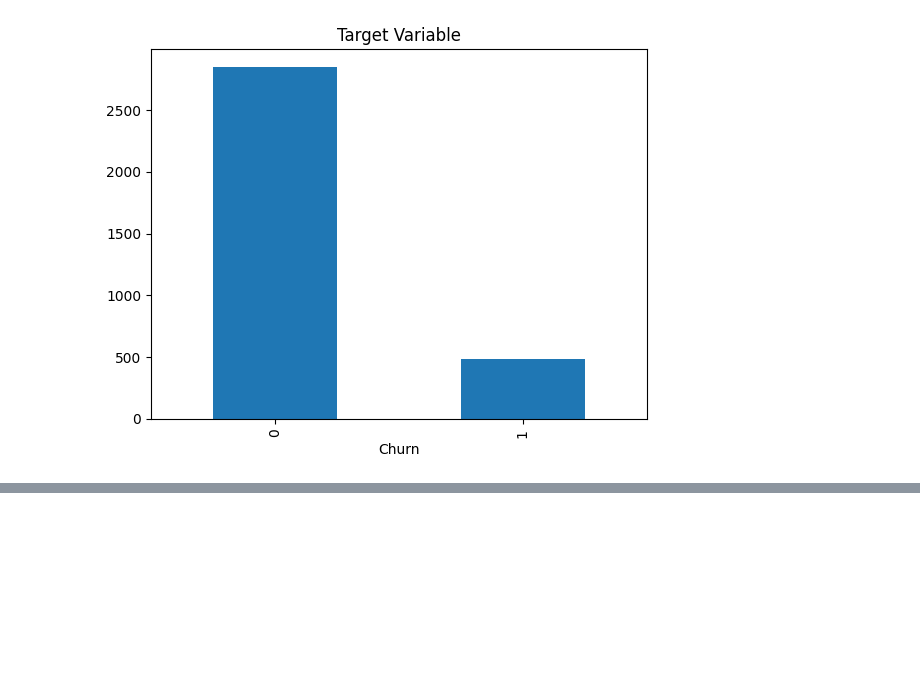
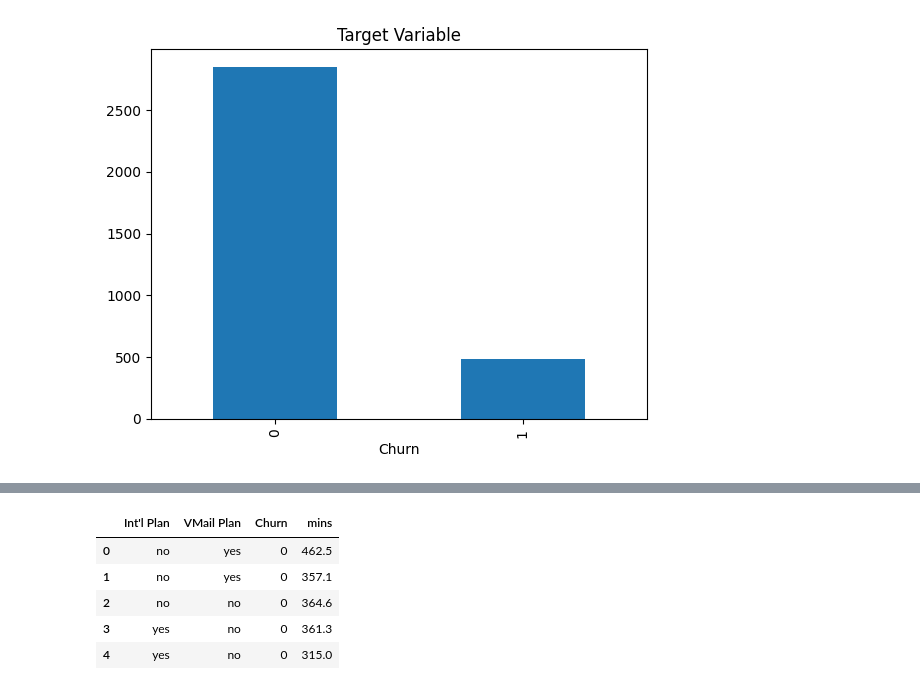
Before and after one commit to ryslipe/svm_classifier, a Jupyter notebook: notebook/svm_notebook.ipynb, the cells around one changed output, grey strips where cells are left out. Cells and saved outputs as stored; diff of their text form; code cells hidden in the pictures; blank space fills up the shorter version.

```diff
--- a/notebook/svm_notebook.ipynb
+++ b/notebook/svm_notebook.ipynb
@@ -99,0 +136,9 @@ data['Churn'].value_counts().plot(kind='bar', title='Target Variable')
+# %%
+data.head()
+# %% [output]
+|  | Int'l Plan | VMail Plan | Churn | mins |
+| 0 | no | yes | 0 | 462.5 |
+| 1 | no | yes | 0 | 357.1 |
+| 2 | no | no | 0 | 364.6 |
+| 3 | yes | no | 0 | 361.3 |
+| 4 | yes | no | 0 | 315.0 |
```
Also changed, not shown: parts of 9 cells of this notebook.
